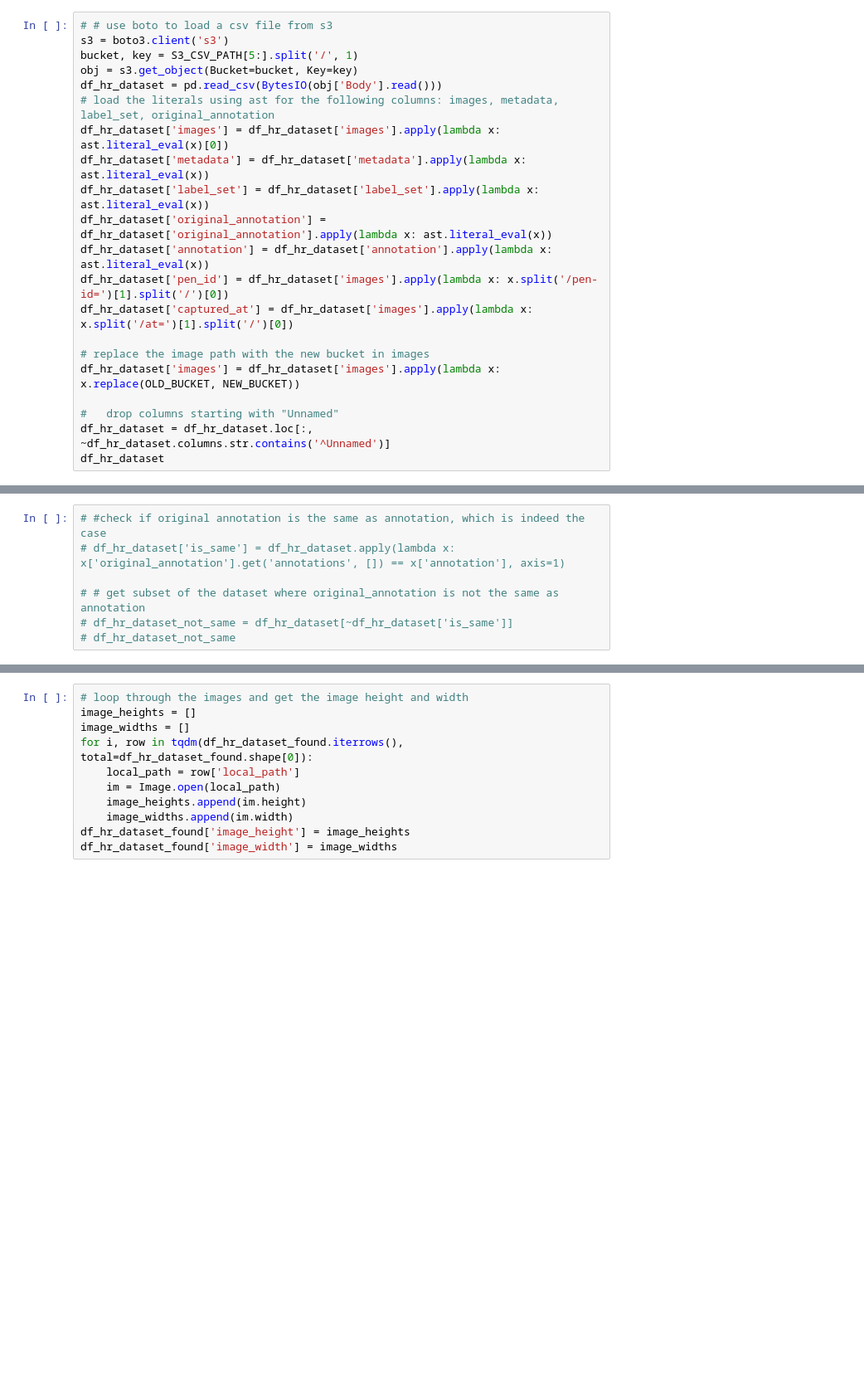
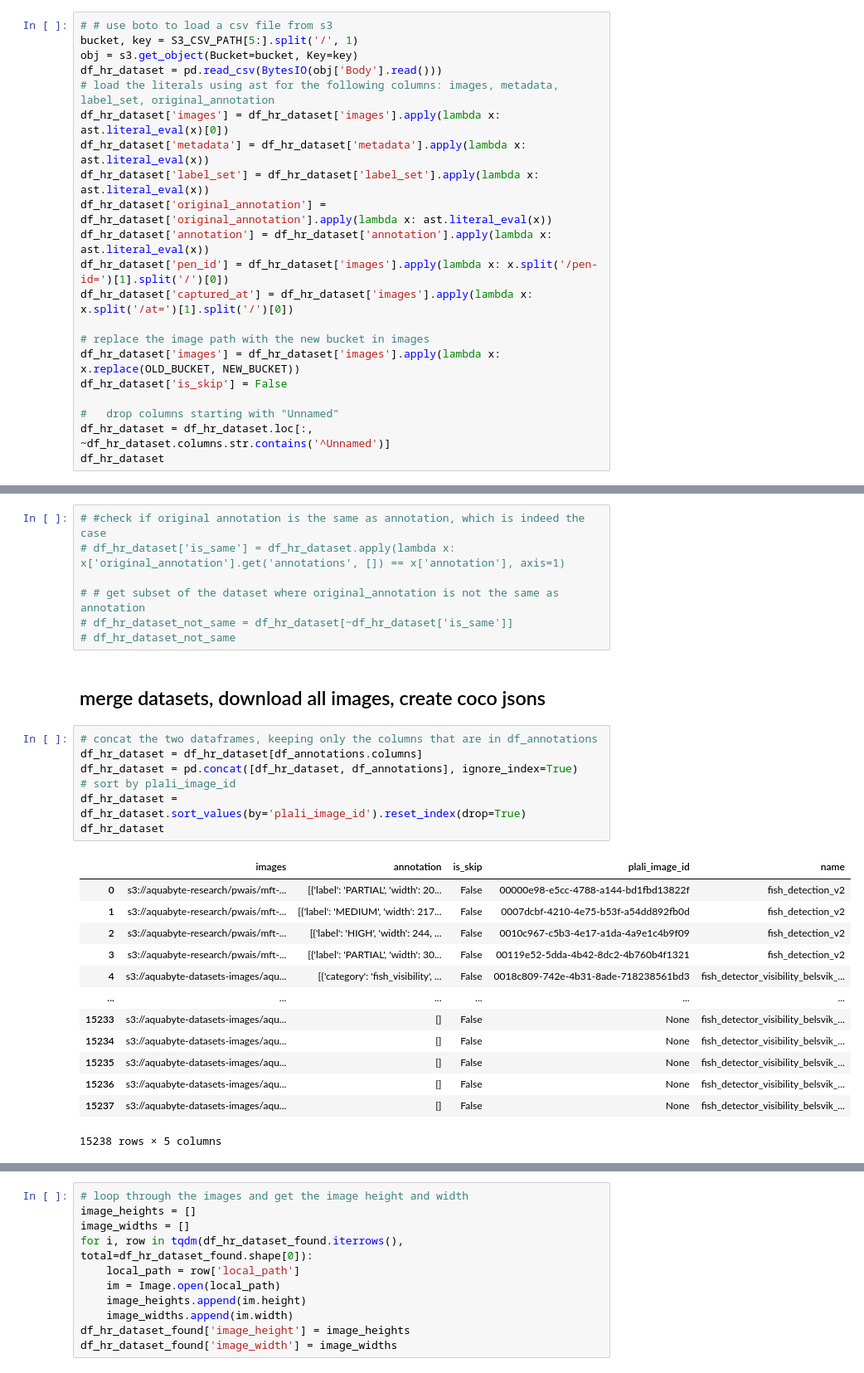
Before and after one commit to Megvii-BaseDetection/YOLOX, a Jupyter notebook: download_datasets.ipynb, the cells around one changed output, grey strips where cells are left out. Shown: that part at 83% size. Saved outputs shown, nothing was run; the diff lists cells and outputs as text; blank space fills up the shorter version.

```diff
--- a/download_datasets.ipynb
+++ b/download_datasets.ipynb
@@ -38,6 +98,5 @@ category_to_id = dict((c, i) for i, c in id_to_category.items())
 # %%
 # # use boto to load a csv file from s3
-s3 = boto3.client('s3')
 bucket, key = S3_CSV_PATH[5:].split('/', 1)
 obj = s3.get_object(Bucket=bucket, Key=key)
 df_hr_dataset = pd.read_csv(BytesIO(obj['Body'].read()))
@@ -52,6 +111,7 @@ df_hr_dataset['captured_at'] = df_hr_dataset['images'].apply(lambda x: x.split('
 
 # replace the image path with the new bucket in images
 df_hr_dataset['images'] = df_hr_dataset['images'].apply(lambda x: x.replace(OLD_BUCKET, NEW_BUCKET))
+df_hr_dataset['is_skip'] = False
 
 #   drop columns starting with "Unnamed"
 df_hr_dataset = df_hr_dataset.loc[:, ~df_hr_dataset.columns.str.contains('^Unnamed')]
@@ -77,6 +125,29 @@ df_hr_dataset
 # # get subset of the dataset where original_annotation is not the same as annotation
 # df_hr_dataset_not_same = df_hr_dataset[~df_hr_dataset['is_same']]
 # df_hr_dataset_not_same
+# %% [markdown]
+## merge datasets, download all images, create coco jsons
+# %%
+# concat the two dataframes, keeping only the columns that are in df_annotations
+df_hr_dataset = df_hr_dataset[df_annotations.columns]
+df_hr_dataset = pd.concat([df_hr_dataset, df_annotations], ignore_index=True)
+# sort by plali_image_id
+df_hr_dataset = df_hr_dataset.sort_values(by='plali_image_id').reset_index(drop=True)
+df_hr_dataset
+# %% [output]
+|  | images | annotation | is_skip | plali_image_id | name |
+| 0 | s3://aquabyte-research/pwais/mft-... | [{'label': 'PARTIAL', 'width': 20... | False | 00000e98-e5cc-4788-a144-bd1fbd13822f | fish_detection_v2 |
+| 1 | s3://aquabyte-research/pwais/mft-... | [{'label': 'MEDIUM', 'width': 217... | False | 0007dcbf-4210-4e75-b53f-a54dd892fb0d | fish_detection_v2 |
+| 2 | s3://aquabyte-research/pwais/mft-... | [{'label': 'HIGH', 'width': 244, ... | False | 0010c967-c5b3-4e17-a1da-4a9e1c4b9f09 | fish_detection_v2 |
+| 3 | s3://aquabyte-research/pwais/mft-... | [{'label': 'PARTIAL', 'width': 30... | False | 00119e52-5dda-4b42-8dc2-4b760b4f1321 | fish_detection_v2 |
+| 4 | s3://aquabyte-datasets-images/aqu... | [{'category': 'fish_visibility', ... | False | 0018c809-742e-4b31-8ade-718238561bd3 | fish_detector_visibility_belsvik_... |
+| ... | ... | ... | ... | ... | ... |
+| 15233 | s3://aquabyte-datasets-images/aqu... | [] | False | None | fish_detector_visibility_belsvik_... |
+| 15234 | s3://aquabyte-datasets-images/aqu... | [] | False | None | fish_detector_visibility_belsvik_... |
+| 15235 | s3://aquabyte-datasets-images/aqu... | [] | False | None | fish_detector_visibility_belsvik_... |
+| 15236 | s3://aquabyte-datasets-images/aqu... | [] | False | None | fish_detector_visibility_belsvik_... |
+| 15237 | s3://aquabyte-datasets-images/aqu... | [] | False | None | fish_detector_visibility_belsvik_... |
+15238 rows × 5 columns
 # %%
 # download the images from images column to the local machine, save them in the IMAGE_SAVE_PATH
 local_paths = []
```
Also changed, not shown: parts of 8 cells of this notebook, 8 other files.
